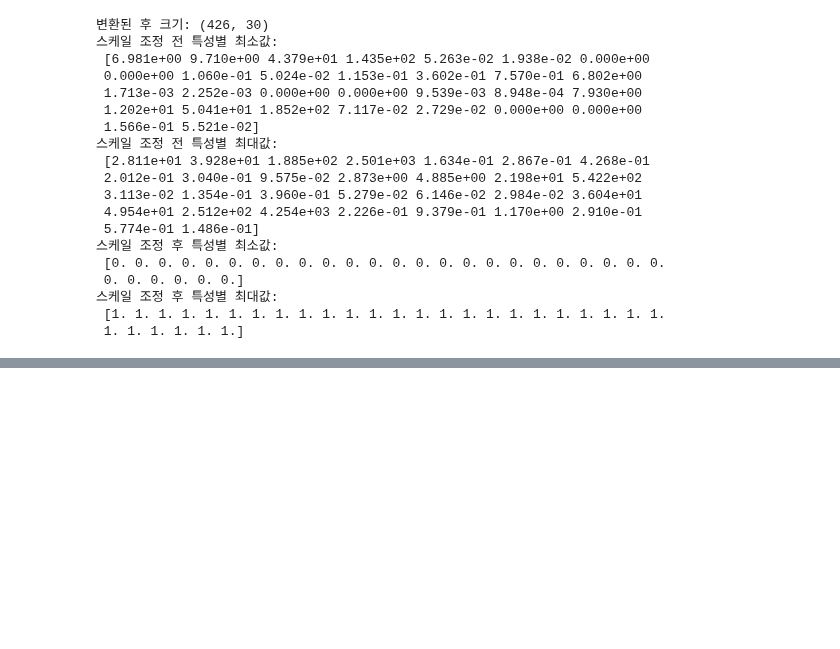
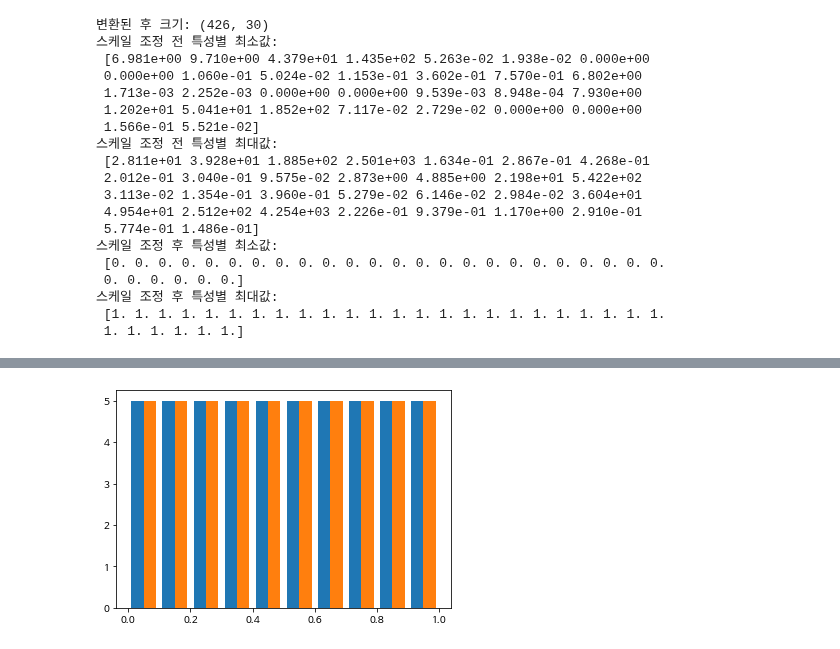
Before and after one commit to junes7/python_machine_learning, a Jupyter notebook: Unsupervised learning and data preprocessing.ipynb, the cells around one changed output, grey strips where cells are left out. Drawn from its saved outputs; the diff is of its cells as text; code cells hidden in the pictures; blank space fills up the shorter version.

```diff
--- a/Unsupervised learning and data preprocessing.ipynb
+++ b/Unsupervised learning and data preprocessing.ipynb
@@ -111,0 +114,5 @@ plt.show()
+# %%
+plt.hist(X_trans)
+plt.show()
+# %% [output]
+[figure, added]
```
Also changed, not shown: parts of 12 cells of this notebook.
